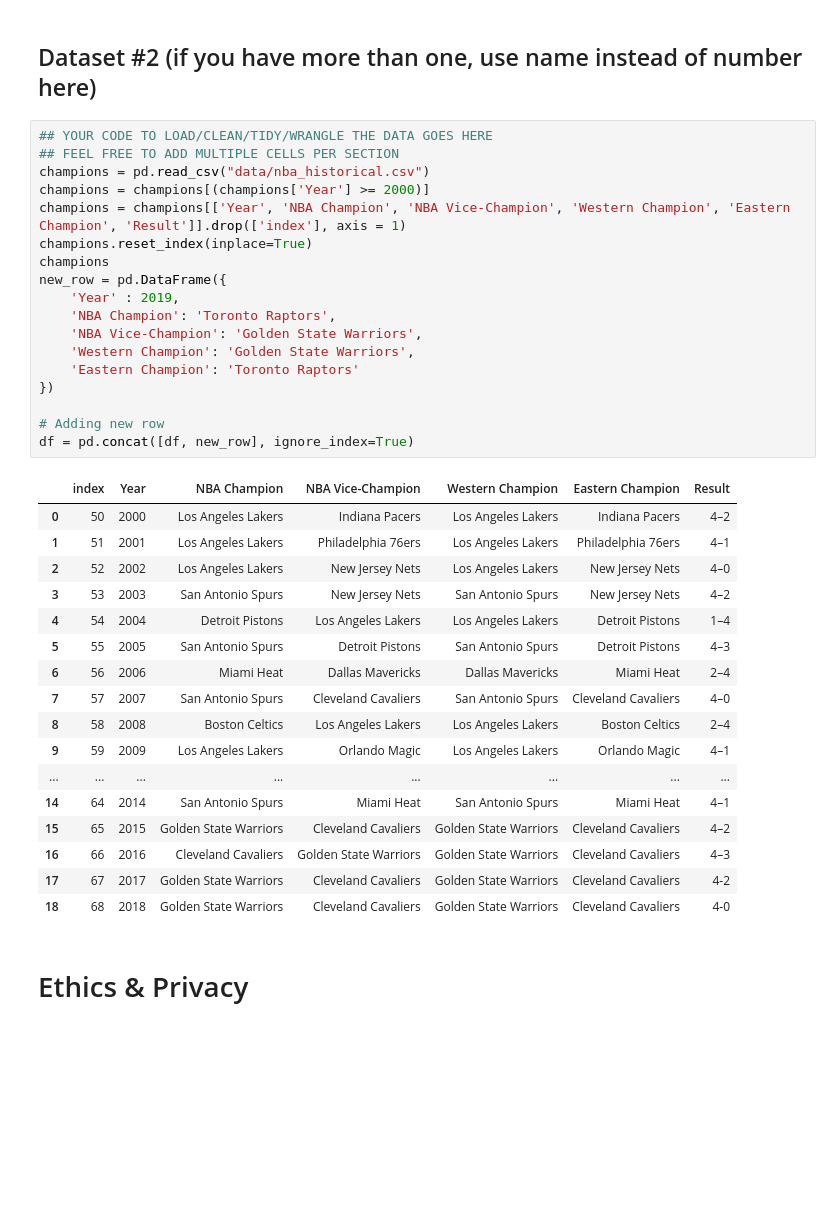
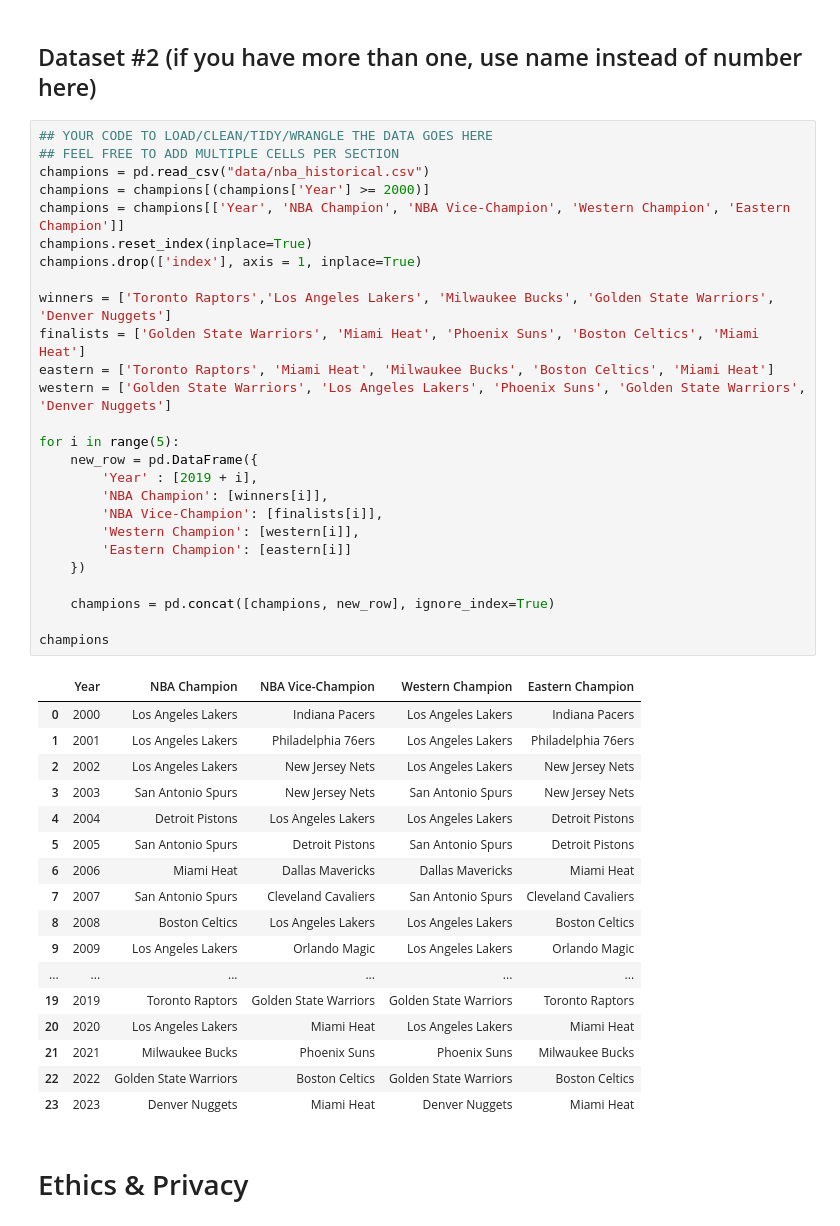
Before and after one commit to kevinkchen1/NBA-Data-Analysis, a Jupyter notebook: DataCheckpoint_group074.ipynb, the cells around one changed output. Saved outputs shown, nothing was run; the diff lists cells and outputs as text; blank space fills up the shorter version.

```diff
--- a/DataCheckpoint_group074.ipynb
+++ b/DataCheckpoint_group074.ipynb
@@ -151,39 +151,47 @@ check
 # %%
 ## YOUR CODE TO LOAD/CLEAN/TIDY/WRANGLE THE DATA GOES HERE
 ## FEEL FREE TO ADD MULTIPLE CELLS PER SECTION
 champions = pd.read_csv("data/nba_historical.csv")
 champions = champions[(champions['Year'] >= 2000)]
-champions = champions[['Year', 'NBA Champion', 'NBA Vice-Champion', 'Western Champion', 'Eastern Champion', 'Result']].drop(['index'], axis = 1)
+champions = champions[['Year', 'NBA Champion', 'NBA Vice-Champion', 'Western Champion', 'Eastern Champion']]
 champions.reset_index(inplace=True)
+champions.drop(['index'], axis = 1, inplace=True)
+
+winners = ['Toronto Raptors','Los Angeles Lakers', 'Milwaukee Bucks', 'Golden State Warriors', 'Denver Nuggets']
+finalists = ['Golden State Warriors', 'Miami Heat', 'Phoenix Suns', 'Boston Celtics', 'Miami Heat']
+eastern = ['Toronto Raptors', 'Miami Heat', 'Milwaukee Bucks', 'Boston Celtics', 'Miami Heat']
+western = ['Golden State Warriors', 'Los Angeles Lakers', 'Phoenix Suns', 'Golden State Warriors', 'Denver Nuggets']
+
+for i in range(5):
+    new_row = pd.DataFrame({
+        'Year' : [2019 + i],
+        'NBA Champion': [winners[i]],
+        'NBA Vice-Champion': [finalists[i]],
+        'Western Champion': [western[i]],
+        'Eastern Champion': [eastern[i]]
+    })
+
+    champions = pd.concat([champions, new_row], ignore_index=True)
+
 champions
-new_row = pd.DataFrame({
-    'Year' : 2019,
-    'NBA Champion': 'Toronto Raptors',
-    'NBA Vice-Champion': 'Golden State Warriors',
-    'Western Champion': 'Golden State Warriors',
-    'Eastern Champion': 'Toronto Raptors'
-})
-
-# Adding new row
-df = pd.concat([df, new_row], ignore_index=True)
 # %% [output]
-|  | index | Year | NBA Champion | NBA Vice-Champion | Western Champion | Eastern Champion | Result |
-| 0 | 50 | 2000 | Los Angeles Lakers | Indiana Pacers | Los Angeles Lakers | Indiana Pacers | 4–2 |
-| 1 | 51 | 2001 | Los Angeles Lakers | Philadelphia 76ers | Los Angeles Lakers | Philadelphia 76ers | 4–1 |
-| 2 | 52 | 2002 | Los Angeles Lakers | New Jersey Nets | Los Angeles Lakers | New Jersey Nets | 4–0 |
-| 3 | 53 | 2003 | San Antonio Spurs | New Jersey Nets | San Antonio Spurs | New Jersey Nets | 4–2 |
-| 4 | 54 | 2004 | Detroit Pistons | Los Angeles Lakers | Los Angeles Lakers | Detroit Pistons | 1–4 |
-| 5 | 55 | 2005 | San Antonio Spurs | Detroit Pistons | San Antonio Spurs | Detroit Pistons | 4–3 |
-| 6 | 56 | 2006 | Miami Heat | Dallas Mavericks | Dallas Mavericks | Miami Heat | 2–4 |
-| 7 | 57 | 2007 | San Antonio Spurs | Cleveland Cavaliers | San Antonio Spurs | Cleveland Cavaliers | 4–0 |
-| 8 | 58 | 2008 | Boston Celtics | Los Angeles Lakers | Los Angeles Lakers | Boston Celtics | 2–4 |
-| 9 | 59 | 2009 | Los Angeles Lakers | Orlando Magic | Los Angeles Lakers | Orlando Magic | 4–1 |
-| ... | ... | ... | ... | ... | ... | ... | ... |
-| 14 | 64 | 2014 | San Antonio Spurs | Miami Heat | San Antonio Spurs | Miami Heat | 4–1 |
-| 15 | 65 | 2015 | Golden State Warriors | Cleveland Cavaliers | Golden State Warriors | Cleveland Cavaliers | 4–2 |
-| 16 | 66 | 2016 | Cleveland Cavaliers | Golden State Warriors | Golden State Warriors | Cleveland Cavaliers | 4–3 |
-| 17 | 67 | 2017 | Golden State Warriors | Cleveland Cavaliers | Golden State Warriors | Cleveland Cavaliers | 4-2 |
-| 18 | 68 | 2018 | Golden State Warriors | Cleveland Cavaliers | Golden State Warriors | Cleveland Cavaliers | 4-0 |
+|  | Year | NBA Champion | NBA Vice-Champion | Western Champion | Eastern Champion |
+| 0 | 2000 | Los Angeles Lakers | Indiana Pacers | Los Angeles Lakers | Indiana Pacers |
+| 1 | 2001 | Los Angeles Lakers | Philadelphia 76ers | Los Angeles Lakers | Philadelphia 76ers |
+| 2 | 2002 | Los Angeles Lakers | New Jersey Nets | Los Angeles Lakers | New Jersey Nets |
+| 3 | 2003 | San Antonio Spurs | New Jersey Nets | San Antonio Spurs | New Jersey Nets |
+| 4 | 2004 | Detroit Pistons | Los Angeles Lakers | Los Angeles Lakers | Detroit Pistons |
+| 5 | 2005 | San Antonio Spurs | Detroit Pistons | San Antonio Spurs | Detroit Pistons |
+| 6 | 2006 | Miami Heat | Dallas Mavericks | Dallas Mavericks | Miami Heat |
+| 7 | 2007 | San Antonio Spurs | Cleveland Cavaliers | San Antonio Spurs | Cleveland Cavaliers |
+| 8 | 2008 | Boston Celtics | Los Angeles Lakers | Los Angeles Lakers | Boston Celtics |
+| 9 | 2009 | Los Angeles Lakers | Orlando Magic | Los Angeles Lakers | Orlando Magic |
+| ... | ... | ... | ... | ... | ... |
+| 19 | 2019 | Toronto Raptors | Golden State Warriors | Golden State Warriors | Toronto Raptors |
+| 20 | 2020 | Los Angeles Lakers | Miami Heat | Los Angeles Lakers | Miami Heat |
+| 21 | 2021 | Milwaukee Bucks | Phoenix Suns | Phoenix Suns | Milwaukee Bucks |
+| 22 | 2022 | Golden State Warriors | Boston Celtics | Golden State Warriors | Boston Celtics |
+| 23 | 2023 | Denver Nuggets | Miami Heat | Denver Nuggets | Miami Heat |
 # %% [markdown]
 # Ethics & Privacy
 # %% [markdown]
```
Also changed, not shown: parts of 1 cell of this notebook.
